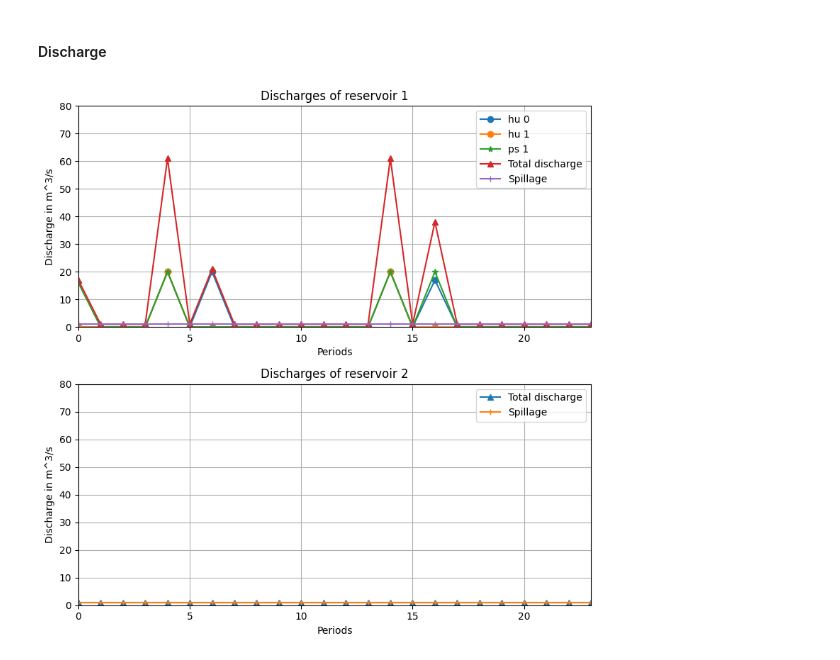
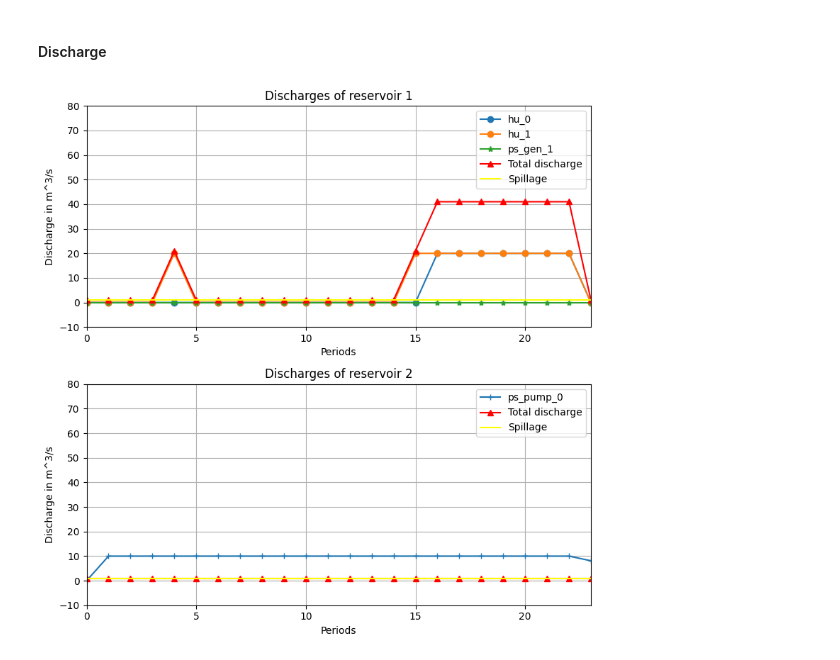
Before and after one commit to FredericWeiss/Seminar-Thesis, a Jupyter notebook: psh.ipynb, the cells around one changed output. Saved outputs shown, nothing was run; the diff lists cells and outputs as text; code cells hidden in the pictures.

Commit message:
Improved plots and cleaning up the code

```diff
--- a/psh.ipynb
+++ b/psh.ipynb
@@ -345,6 +353,16 @@ class PSH(Model):
 # %% [markdown]
 #### Validation the correct calculation of the vertices for the linearization
 # %%
+# Creating a model instance
+psh = PSH()
+psh.hu_h_vertices = psh.head_vertices(psh.hydro_units, psh.hu_affiliation, psh.hu_head_limits)
+psh.hu_q_vertices = psh.discharge_vertices(psh.hydro_units, psh.hu_affiliation, psh.hu_discharge_limits)
+psh.hu_p_vertices = psh.power_vertices(psh.hydro_units, psh.hu_affiliation, psh.hu_h_vertices, psh.hu_q_vertices)
+
+psh.ps_h_vertices = psh.head_vertices(psh.pumped_storage_units, psh.ps_affiliation, psh.ps_head_limits)
+psh.ps_q_vertices = psh.discharge_vertices(psh.pumped_storage_units, psh.ps_affiliation, psh.ps_discharge_generation_limits)
+psh.ps_p_vertices = psh.power_vertices(psh.pumped_storage_units, psh.ps_affiliation, psh.ps_h_vertices, psh.ps_q_vertices)
+
 fig, ax = plt.subplots(nrows=len(psh.hydro_units), ncols=1, figsize=(8,8))
 for j in psh.hydro_units:
     for l in psh.subregions:
@@ -358,6 +376,16 @@ for j in psh.hydro_units:
 # %% [output]
 [figure]
 # %%
+# Creating a model instance
+psh = PSH()
+psh.hu_h_vertices = psh.head_vertices(psh.hydro_units, psh.hu_affiliation, psh.hu_head_limits)
+psh.hu_q_vertices = psh.discharge_vertices(psh.hydro_units, psh.hu_affiliation, psh.hu_discharge_limits)
+psh.hu_p_vertices = psh.power_vertices(psh.hydro_units, psh.hu_affiliation, psh.hu_h_vertices, psh.hu_q_vertices)
+
+psh.ps_h_vertices = psh.head_vertices(psh.pumped_storage_units, psh.ps_affiliation, psh.ps_head_limits)
+psh.ps_q_vertices = psh.discharge_vertices(psh.pumped_storage_units, psh.ps_affiliation, psh.ps_discharge_generation_limits)
+psh.ps_p_vertices = psh.power_vertices(psh.pumped_storage_units, psh.ps_affiliation, psh.ps_h_vertices, psh.ps_q_vertices)
+
 fig, ax = plt.subplots(figsize=(6,6))
 for j in psh.pumped_storage_units:
     for l in psh.subregions:
@@ -550,30 +738,29 @@ array([[[[0. , 0. , 0. ],
 # %%
 fig, ax = plt.subplots(nrows=len(psh.reservoirs), ncols=1, figsize=(8,8))
 
 for i in psh.reservoirs:
     for j in psh.hu_affiliation[i]:
-        discharge = [psh.hu_discharge[i,j,t] for t in psh.periods]
-        ax[i].plot(psh.periods, discharge, label=f'hu {j}', marker='o')
+        ax[i].plot(psh.periods, results.loc[f'hu_discharge_{i}_{j}'], marker='o', label=f'hu_{j}')
 
     for k in psh.ps_affiliation[i]:
-        discharge = [psh.ps_discharge_gen[i,k,t] for t in psh.periods]
-        ax[i].plot(psh.periods, discharge, label=f'ps {j}', marker='*')
+        ax[i].plot(psh.periods, results.loc[f'ps_discharge_gen_{i}_{k}'], marker='*', label=f'ps_gen_{j}')
 
-    discharge = [psh.total_discharge[i,t] for t in psh.periods]
-    ax[i].plot(psh.periods, discharge, label=f'Total discharge', marker='^')
+    if i > 0:
+        for k in psh.ps_affiliation[i-1]:
+            ax[i].plot(psh.periods, results.loc[f'ps_discharge_pump_{i}_{k}'], marker='+', label=f'ps_pump_{k}')
 
-    spillage = [psh.spillage.loc[i,t] for t in psh.periods]
-    ax[i].plot(psh.periods, spillage, label=f'Spillage', marker='+')
+    ax[i].plot(psh.periods, results.loc[f'total_discharge_{i}'], label=f'Total discharge', marker='^', color='red')
+    ax[i].plot(psh.periods, results.loc[f'spillage_{i}'], label=f'Spillage', color='yellow')
 
     ax[i].set_title(f'Discharges of reservoir {i+1}')
     ax[i].set_ylabel('Discharge in m^3/s')
     ax[i].set_xlabel('Periods')
 
     ax[i].set_xlim(0, 23)
-    ax[i].set_ylim(0, 80)
+    ax[i].set_ylim(-10, 80)
     ax[i].grid()
     ax[i].legend()
 
 plt.tight_layout()
 # %% [output]
-[figure, old version]
+[figure, new version]
```
Also changed, not shown: parts of 21 cells of this notebook.
